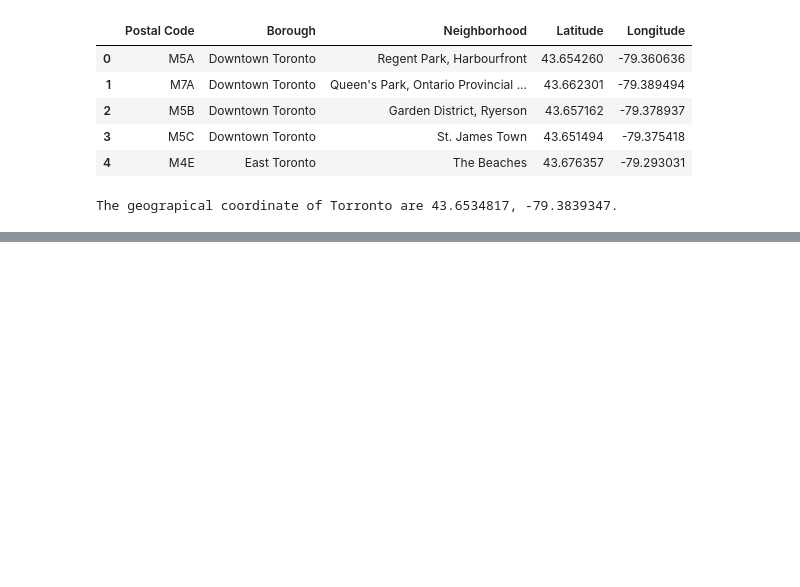
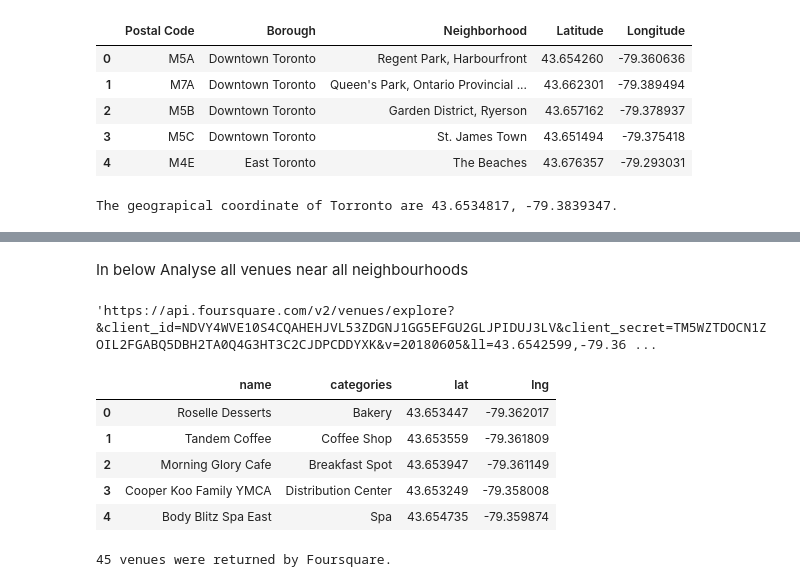
Before and after one commit to nipun-sachintha/Coursera_Capstone, a Jupyter notebook: Segmenting and Clustering Neighborhoods in Toronto.ipynb, the cells around one changed output, grey strips where cells are left out. Saved outputs shown, nothing was run; the diff lists cells and outputs as text; code cells hidden in the pictures; blank space fills up the shorter version.

```diff
--- a/Segmenting and Clustering Neighborhoods in Toronto.ipynb
+++ b/Segmenting and Clustering Neighborhoods in Toronto.ipynb
@@ -147,0 +233,17 @@ The geograpical coordinate of Torronto are 43.6534817, -79.3839347.
+# %% [markdown]
+In below Analyse all venues near all neighbourhoods
+# %%
+radius = 500
+LIMIT = 100
+
+url = 'https://api.foursquare.com/v2/venues/explore?&client_id={}&client_secret={}&v={}&ll={},{}&radius={}&limit={}'.format(
+    CLIENT_ID,
+    CLIENT_SECRET,
+    VERSION,
+    neighborhood_latitude,
+    neighborhood_longitude,
+    radius,
+    LIMIT)
+url
+# %% [output]
+'https://api.foursquare.com/v2/venues/explore?&client_id=NDVY4WVE10S4CQAHEHJVL53ZDGNJ1GG5EFGU2GLJPIDUJ3LV&client_secret=TM5WZTDOCN1ZOIL2FGABQ5DBH2TA0Q4G3HT3C2CJDPCDDYXK&v=20180605&ll=43.6542599,-79.36 ...
@@ -147,0 +263,27 @@ The geograpical coordinate of Torronto are 43.6534817, -79.3839347.
+# %%
+venues = results['response']['groups'][0]['items']
+
+nearby_venues = json_normalize(venues) # flatten JSON
+
+# filter columns
+filtered_columns = ['venue.name', 'venue.categories', 'venue.location.lat', 'venue.location.lng']
+nearby_venues =nearby_venues.loc[:, filtered_columns]
+
+# filter the category for each row
+nearby_venues['venue.categories'] = nearby_venues.apply(get_category_type, axis=1)
+
+# clean columns
+nearby_venues.columns = [col.split(".")[-1] for col in nearby_venues.columns]
+
+nearby_venues.head()
+# %% [output]
+|  | name | categories | lat | lng |
+| 0 | Roselle Desserts | Bakery | 43.653447 | -79.362017 |
+| 1 | Tandem Coffee | Coffee Shop | 43.653559 | -79.361809 |
+| 2 | Morning Glory Cafe | Breakfast Spot | 43.653947 | -79.361149 |
+| 3 | Cooper Koo Family YMCA | Distribution Center | 43.653249 | -79.358008 |
+| 4 | Body Blitz Spa East | Spa | 43.654735 | -79.359874 |
+# %%
+print('{} venues were returned by Foursquare.'.format(nearby_venues.shape[0]))
+# %% [output]
+45 venues were returned by Foursquare.
```
Also changed, not shown: parts of 20 cells of this notebook.
